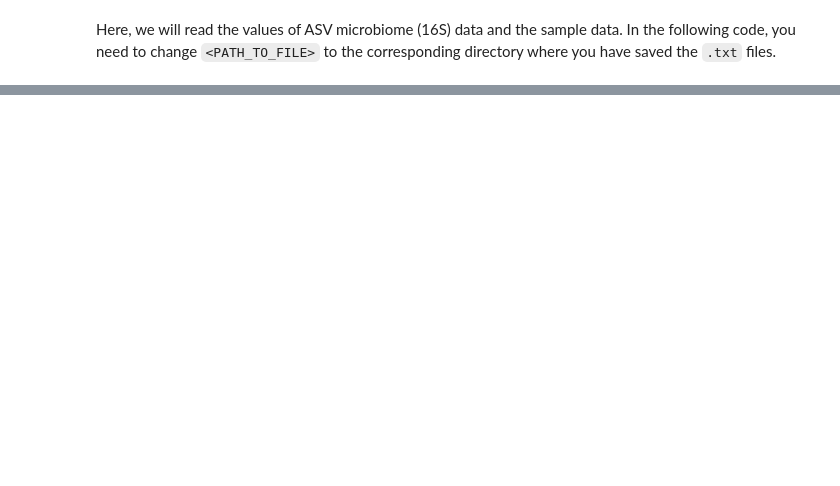
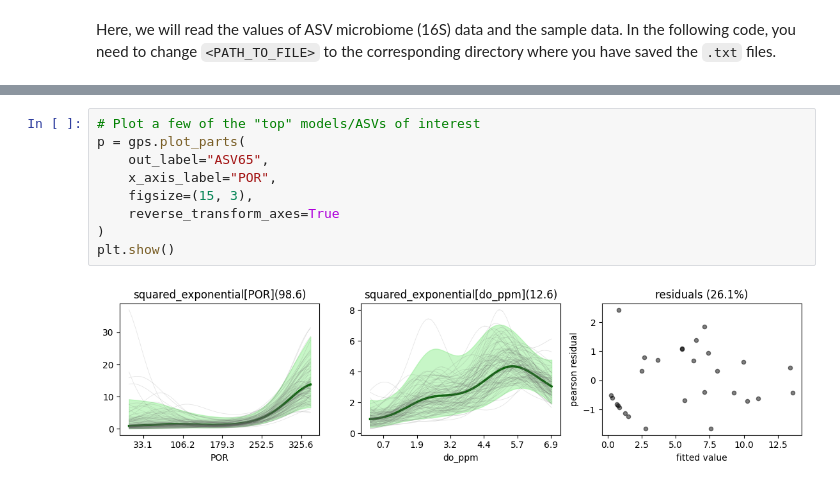
Before and after one commit to omicsEye/waveome, a Jupyter notebook: examples/Marine_microbiome/16S_environment_microbiome_antibiotic_treatments.ipynb, the cells around one changed output, grey strips where cells are left out. Drawn from its saved outputs; the diff is of its cells as text; blank space fills up the shorter version.

```diff
--- a/examples/Marine_microbiome/16S_environment_microbiome_antibiotic_treatments.ipynb
+++ b/examples/Marine_microbiome/16S_environment_microbiome_antibiotic_treatments.ipynb
@@ -358,0 +157,11 @@ for i in df.columns[5:10]:
+# %%
+# Plot a few of the "top" models/ASVs of interest
+p = gps.plot_parts(
+    out_label="ASV65",
+    x_axis_label="POR",
+    figsize=(15, 3),
+    reverse_transform_axes=True
+)
+plt.show()
+# %% [output]
+[figure, added]
```
Also changed, not shown: parts of 55 cells of this notebook.
